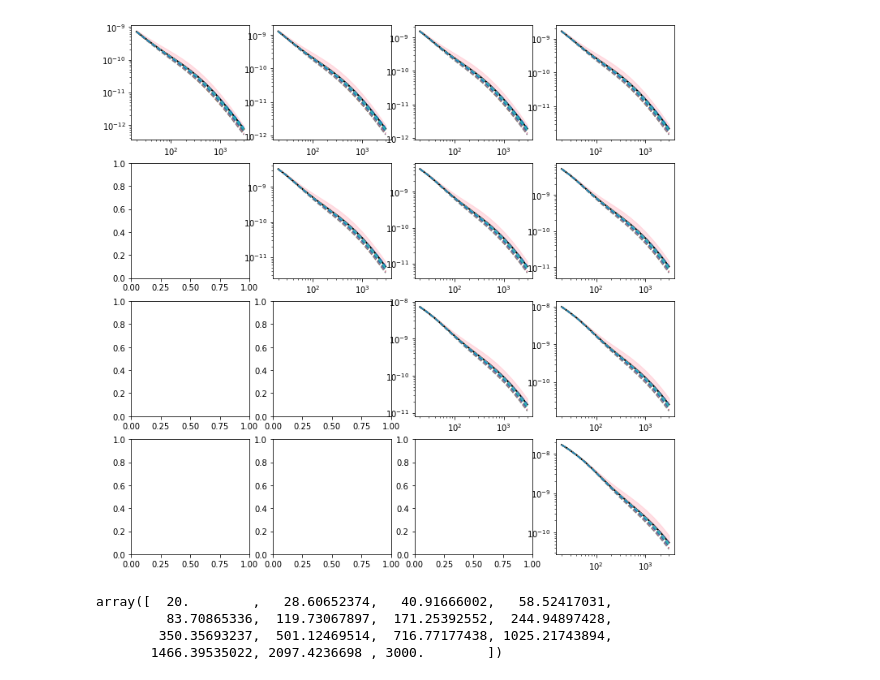
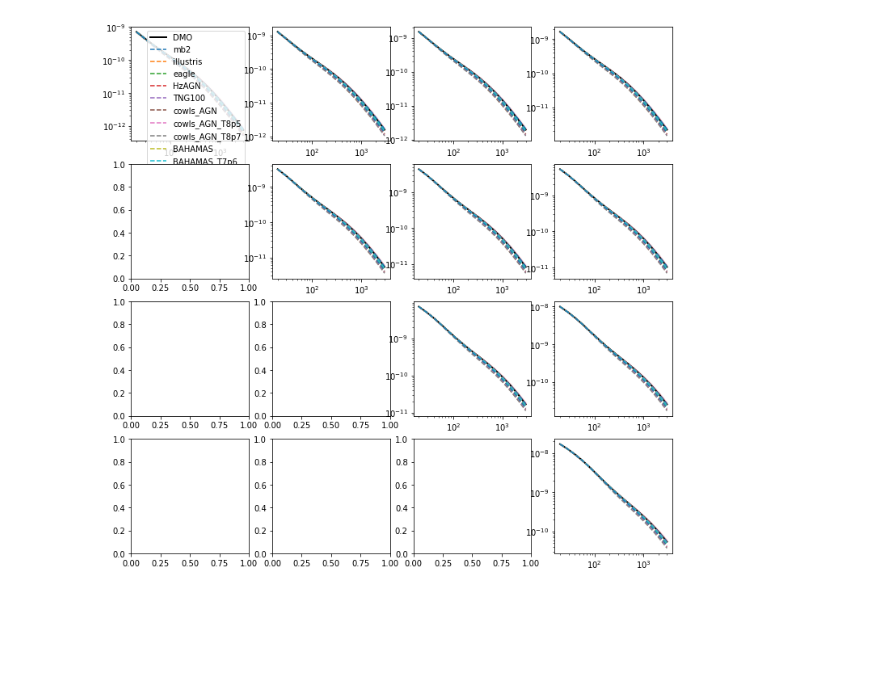
Before and after one commit to CosmoLike/KL_Roman, a Jupyter notebook: GeneratePCs.ipynb, the cells around one changed output. Cells and saved outputs as stored; diff of their text form; code cells hidden in the pictures; blank space fills up the shorter version.

```diff
--- a/GeneratePCs.ipynb
+++ b/GeneratePCs.ipynb
@@ -56,7 +83,7 @@ def generate_baryonic_PCA(cov_fn, data_vector_fmt, PCs_fn, write=False):
 # %%
 dvfmt="/home/u17/jiachuanxu/CosmoLike/KL_WFIRST/datav/DESI2_KL_%d%d_shear_shear_Ntomo4_Ncl15"
 covfmt="/xdisk/timeifler/jiachuanxu/DESI2KL/cov/DESI2_KL_v2_%d%d_ssss_cov_Ncl15_Ntomo4"
-PCs_fmt="/home/u17/jiachuanxu/CosmoLike/KL_WFIRST/datav/DESI2_KL_%d%d_shear_shear_Ntomo4_Ncl15.pca"
+PCs_fmt="/home/u17/jiachuanxu/CosmoLike/KL_WFIRST/datav/DESI2_KL_%d%d_shear_shear_Ntomo4_Ncl15_9sim.pca"
 # %%
 for i in range(6): # target selection
     for j in range(6): # shape noise (different weights)
@@ -63,0 +125,10 @@ for i in range(6): # target selection
+# %%
+Qs_range_10sim = []
+PCs_10sim = "/home/u17/jiachuanxu/CosmoLike/KL_WFIRST/datav/DESI2_KL_%d%d_shear_shear_Ntomo4_Ncl15_10sim.pca"
+for i in range(6): # target selection
+    for j in range(6): # shape noise (different weights)
+        Qs_dict = {}
+        for sce in bary_scenarios:
+            Qs = get_PC_amplitude(covfmt%(i,j), PCs_10sim%(i,j), dvfmt%(i,0), sce)
+            Qs_dict[sce] = Qs
+        Qs_range_10sim.append(Qs_dict)
@@ -63,0 +202,21 @@ for i in range(6): # target selection
+# %%
+for i in range(6):
+    for j in range(6):
+        print(f'Target selection {i}; Shape noise {j}')
+        fig, ax = plt.subplots(1,1, figsize=[8,8])
+        Q1s, Q2s, Q3s = [], [], []
+        for k,v in Qs_range_10sim[i*6+j].items():
+            ax.scatter(v[0], v[1], label=k)
+            Q1s.append(v[0])
+            Q2s.append(v[1])
+            Q3s.append(v[2])
+        print(f'Q1 range ({np.min(Q1s)}, {np.max(Q1s)})')
+        print(f'Q2 range ({np.min(Q2s)}, {np.max(Q2s)})')
+        print(f'Q3 range ({np.min(Q3s)}, {np.max(Q3s)})')
+        ax.set_title("TS %d SN %d"%(i,j))
+        ax.set_xlabel(r'$Q^{(1)}$', fontsize=12)
+        ax.set_ylabel(r'$Q^{(2)}$', fontsize=12)
+        ax.axvline(0, ls='--', color='grey')
+        ax.axhline(0, ls='--', color='grey')
+        ax.legend()
+        plt.savefig('test_imgs/PCA_Qrange/TS%d_SN%d_10sim.pdf'%(i,j))
@@ -64,58 +269,32 @@ for i in range(6): # target selection
 # %%
+iSelect, iSN = 0, 0
+
 # examine some PCs
-iSelect, iSN = 0, 3
 fig, axes = plt.subplots(4, 4, figsize=(12,12))
-Q1 = [0, 4]
+Q1 = [0, 16]
 ell = np.logspace(np.log10(20), np.log10(3000), 15)
 ###
 dv_dm = np.genfromtxt(dvfmt%(iSelect,0)+"_dmo")
+PCs = np.genfromtxt(PCs_fmt%(iSelect, iSN))
 dv_bary = []
 for bary in bary_scenarios:
     _dv = np.genfromtxt(dvfmt%(iSelect,0)+"_%s"%bary)
     dv_bary.append(_dv)
 ct = 0
 for i in range(4):
     for j in range(i,4):
         ax = axes[i,j]
         ax.plot(ell, dv_dm[ct:ct+15,1], label='DMO', ls='-', color='k', lw=2)
         for dv,bary in zip(dv_bary,bary_scenarios):
             ax.plot(ell, dv[ct:ct+15,1], label=bary, ls='--')
         ax.fill_between(ell,
                         dv_dm[ct:ct+15,1]+Q1[0]*PCs[ct:ct+15,0],
                         dv_dm[ct:ct+15,1]+Q1[1]*PCs[ct:ct+15,0],
-                        label='PC1', color='pink',alpha=0.5)
+                        label='PC1', color='pink',alpha=1)
         ax.set(xscale='log', yscale='log',)
         ct += 15
+axes[0,0].legend()
+plt.show()
 # %% [output]
-[figure, old version]
+[figure, new version]
-# %%
-# examine some PCs
-iSelect, iSN = 0, 0
-fig, axes = plt.subplots(4, 4, figsize=(12,12))
-Q1 = [0, 4]
-ell = np.logspace(np.log10(20), np.log10(3000), 15)
-###
-dv_dm = np.genfromtxt(dvfmt%(iSelect,0)+"_dmo")
-dv_bary = []
-for bary in bary_scenarios:
-    _dv = np.genfromtxt(dvfmt%(iSelect,iSN)+"_%s"%bary)
-    dv_bary.append(_dv)
-ct = 0
-for i in range(4):
-    for j in range(i,4):
-        ax = axes[i,j]
-        ax.plot(ell, dv_dm[ct:ct+15,1], label='DMO', ls='-', color='k', lw=2)
-        for dv,bary in zip(dv_bary,bary_scenarios):
-            ax.plot(ell, dv[ct:ct+15,1], label=bary, ls='--')
-        ax.fill_between(ell,
-                        dv_dm[ct:ct+15,1]+Q1[0]*PCs[ct:ct+15,0],
-                        dv_dm[ct:ct+15,1]+Q1[1]*PCs[ct:ct+15,0],
-                        label='PC1', color='pink',alpha=0.5)
-        ax.set(xscale='log', yscale='log',)
-        ct += 15
-# %% [output]
-array([  20.        ,   28.60652374,   40.91666002,   58.52417031,
-         83.70865336,  119.73067897,  171.25392552,  244.94897428,
-        350.35693237,  501.12469514,  716.77177438, 1025.21743894,
-       1466.39535022, 2097.4236698 , 3000.        ])
 # %%
```
Also changed, not shown: parts of 7 cells of this notebook, 3 other files.
